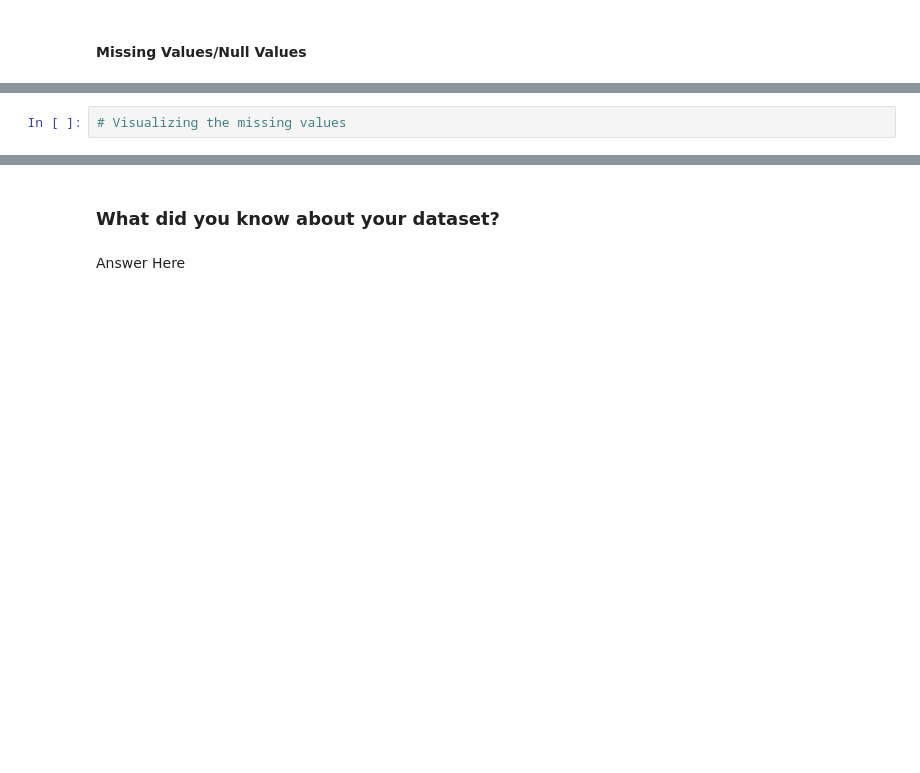
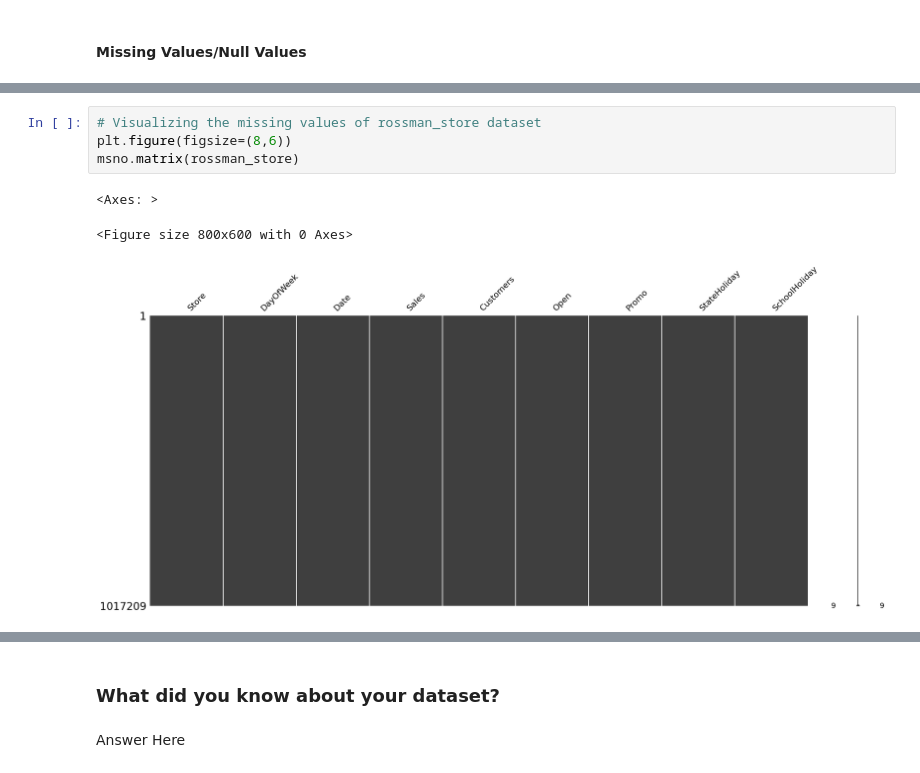
Before and after one commit to Jassibro/Regression-Project, a Jupyter notebook: Retail_Sales_Prediction.ipynb, the cells around one changed output, grey strips where cells are left out. Cells and saved outputs as stored; diff of their text form; blank space fills up the shorter version.

```diff
--- a/Retail_Sales_Prediction.ipynb
+++ b/Retail_Sales_Prediction.ipynb
@@ -135,2 +213,8 @@ store.head()
 # %%
-# Visualizing the missing values
+# Visualizing the missing values of rossman_store dataset
+plt.figure(figsize=(8,6))
+msno.matrix(rossman_store)
+# %% [output]
+<Axes: >
+<Figure size 800x600 with 0 Axes>
+[figure, added]
```
Also changed, not shown: parts of 14 cells of this notebook.
